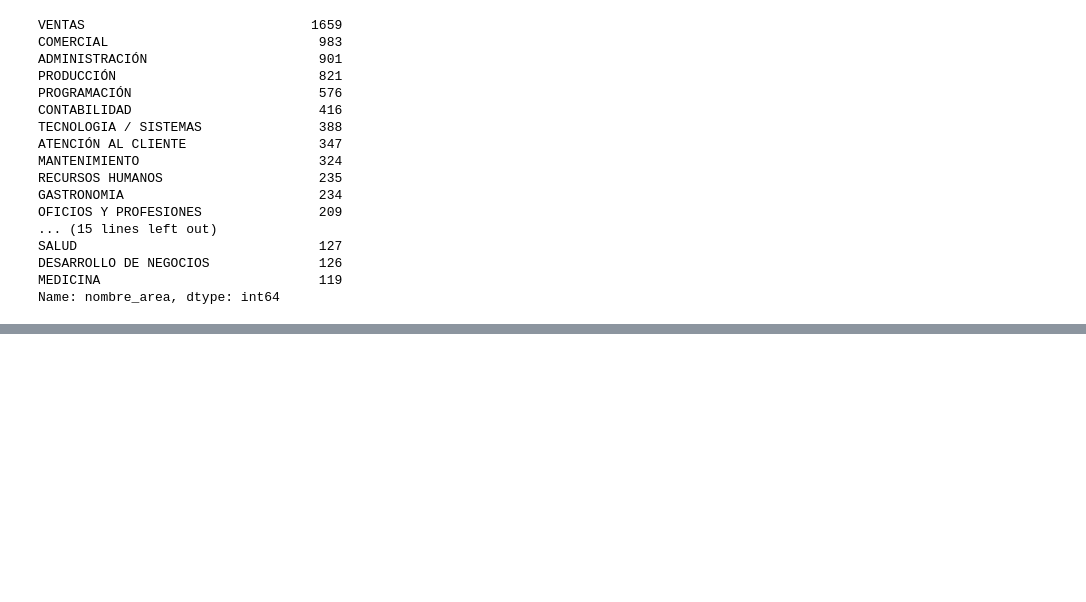
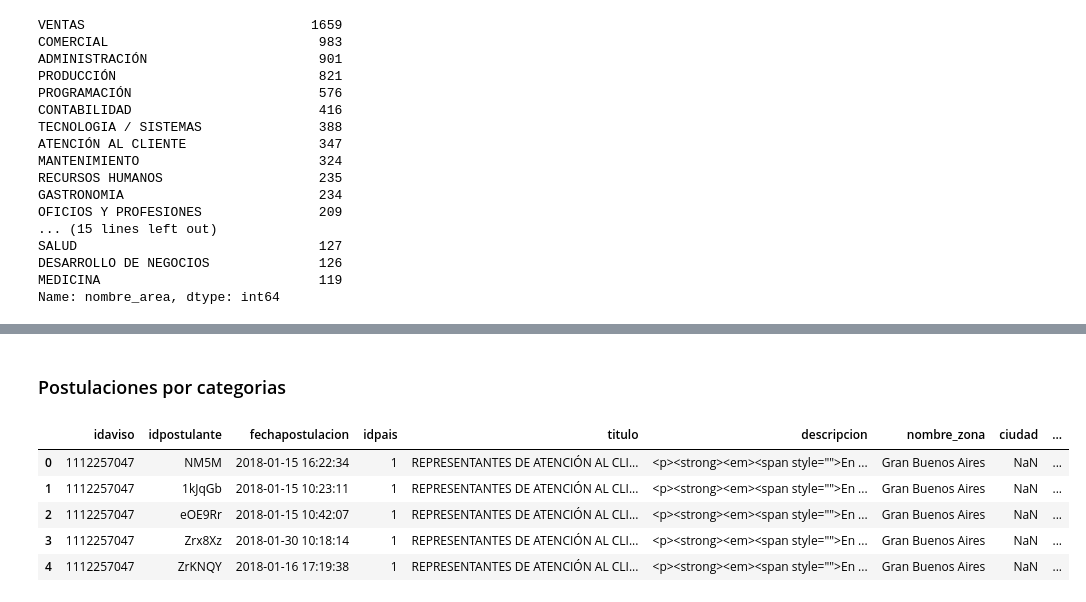
Before and after one commit to javierleyes/OrganizacionDeDatos, a Jupyter notebook: analisisJavier.ipynb, the cells around one changed output, grey strips where cells are left out. Drawn from its saved outputs; the diff is of its cells as text; code cells hidden in the pictures; blank space fills up the shorter version.

```diff
--- a/analisisJavier.ipynb
+++ b/analisisJavier.ipynb
@@ -82,0 +91,2 @@ df_por_area_de_trabajo.plot(kind='bar',rot=80,figsize=(12,8));
+# %% [markdown]
+### Postulaciones por categorias
@@ -82,0 +96,10 @@ df_por_area_de_trabajo.plot(kind='bar',rot=80,figsize=(12,8));
+# %%
+df_postulaciones_avisos = pd.merge(df_postulaciones, df_avisos_detalle, on='idaviso', how='inner')
+df_postulaciones_avisos.head()
+# %% [output]
+|  | idaviso | idpostulante | fechapostulacion | idpais | titulo | descripcion | nombre_zona | ciudad | ... |
+| 0 | 1112257047 | NM5M | 2018-01-15 16:22:34 | 1 | REPRESENTANTES DE ATENCIÓN AL CLI... | <p><strong><em><span style="">En ... | Gran Buenos Aires | NaN | ... |
+| 1 | 1112257047 | 1kJqGb | 2018-01-15 10:23:11 | 1 | REPRESENTANTES DE ATENCIÓN AL CLI... | <p><strong><em><span style="">En ... | Gran Buenos Aires | NaN | ... |
+| 2 | 1112257047 | eOE9Rr | 2018-01-15 10:42:07 | 1 | REPRESENTANTES DE ATENCIÓN AL CLI... | <p><strong><em><span style="">En ... | Gran Buenos Aires | NaN | ... |
+| 3 | 1112257047 | Zrx8Xz | 2018-01-30 10:18:14 | 1 | REPRESENTANTES DE ATENCIÓN AL CLI... | <p><strong><em><span style="">En ... | Gran Buenos Aires | NaN | ... |
+| 4 | 1112257047 | ZrKNQY | 2018-01-16 17:19:38 | 1 | REPRESENTANTES DE ATENCIÓN AL CLI... | <p><strong><em><span style="">En ... | Gran Buenos Aires | NaN | ... |
```
Also changed, not shown: parts of 14 cells of this notebook.
